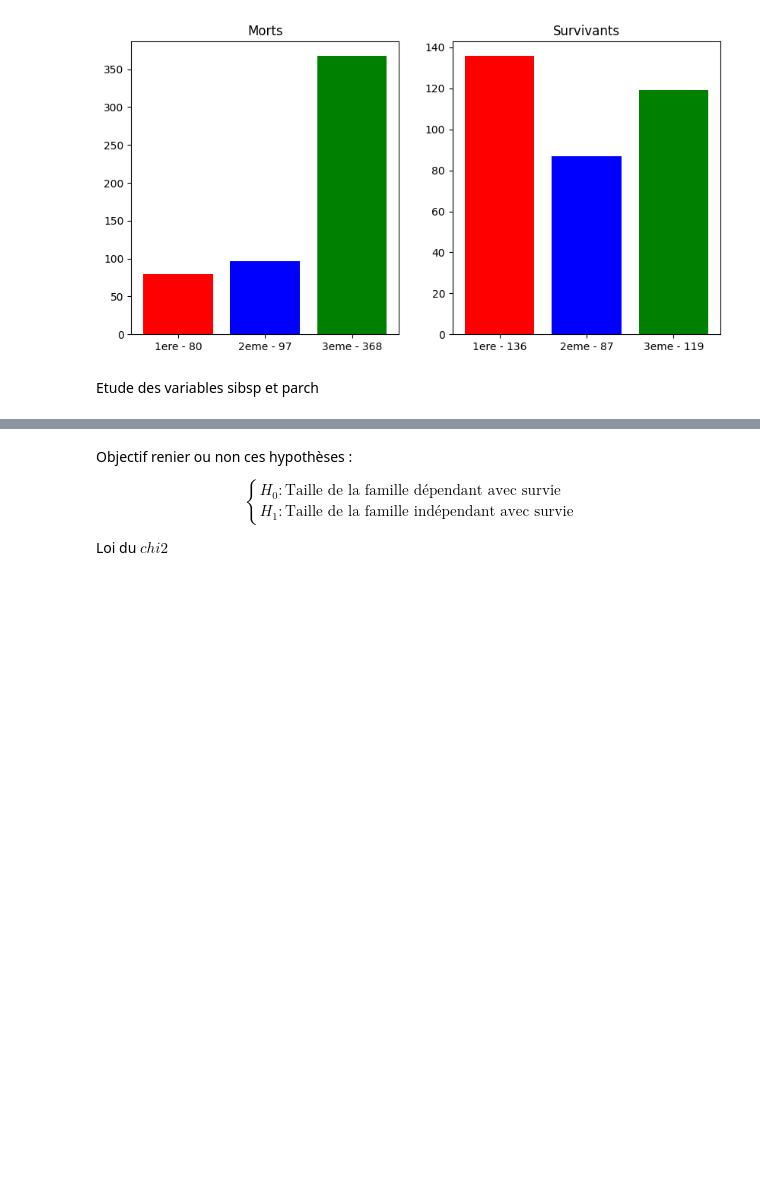
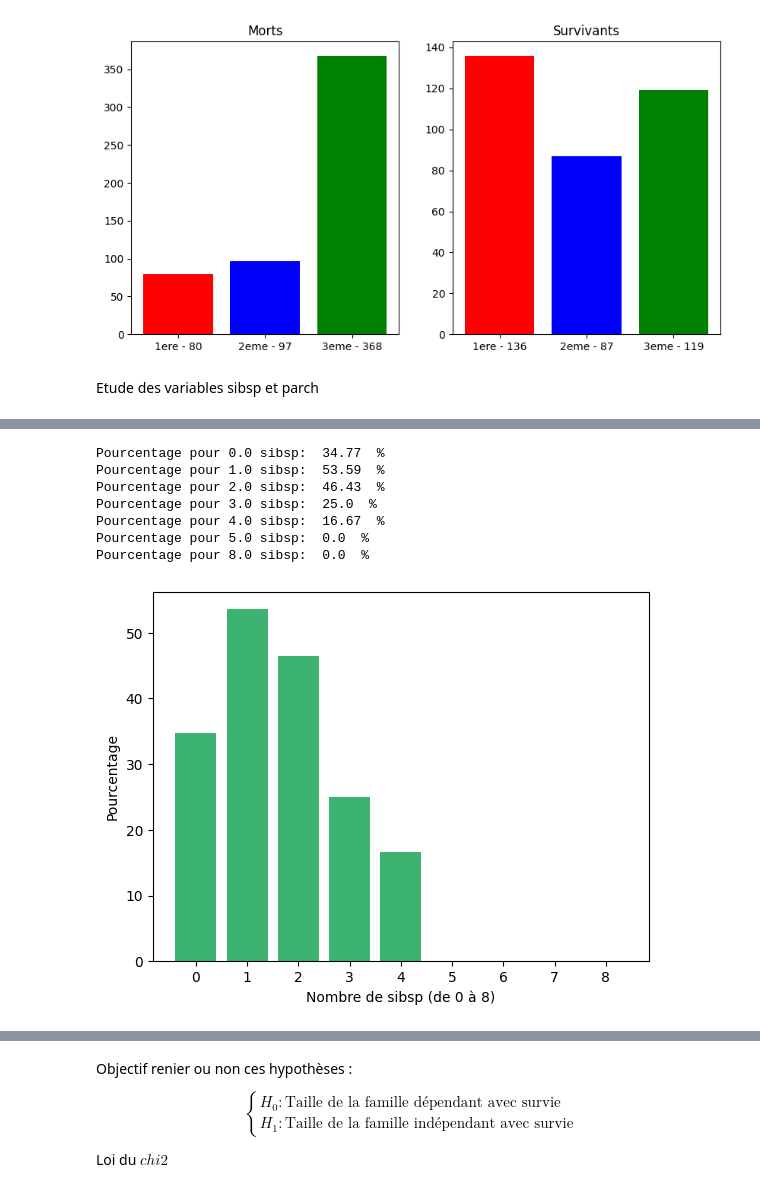
Before and after one commit to Noah-Agnel/Titanic, a Jupyter notebook: data_analysis.ipynb, the cells around one changed output, grey strips where cells are left out. Cells and saved outputs as stored; diff of their text form; code cells hidden in the pictures; blank space fills up the shorter version.

```diff
--- a/data_analysis.ipynb
+++ b/data_analysis.ipynb
@@ -135,0 +165,28 @@ Etude des variables sibsp et parch
+# %%
+# Ici on représente le taux de survie des passagers en fonction du nombre du nombre de leurs frères, soeurs ou époux à bord
+mod_sibsp = np.unique(sibsp)
+taux_survie_par_sibsp = {}
+
+for mod in mod_sibsp:
+    total_mod = titanic[sibsp == mod]
+    survivants_mod = titanic[np.logical_and(sibsp == mod, vivants)]
+    taux = len(survivants_mod) / len(total_mod) * 100
+    taux_survie_par_sibsp[mod] = taux
+    print('Pourcentage pour' ,mod, 'sibsp: ',round(taux_survie_par_sibsp[mod],2),' %')
+
+
+plt.bar(mod_sibsp, taux_survie_par_sibsp.values(), color='mediumseagreen')
+plt.ylabel('Pourcentage')
+plt.xlabel('Nombre de sibsp (de 0 à 8)')
+plt.xticks(np.arange(9));
+
+# on voit par exemple que lorsqu'un passager a 1 époux, frère ou soeur au total son chance de survie est de 60%
+# %% [output]
+Pourcentage pour 0.0 sibsp:  34.77  %
+Pourcentage pour 1.0 sibsp:  53.59  %
+Pourcentage pour 2.0 sibsp:  46.43  %
+Pourcentage pour 3.0 sibsp:  25.0  %
+Pourcentage pour 4.0 sibsp:  16.67  %
+Pourcentage pour 5.0 sibsp:  0.0  %
+Pourcentage pour 8.0 sibsp:  0.0  %
+[figure, added]
```
Also changed, not shown: parts of 18 cells of this notebook.
